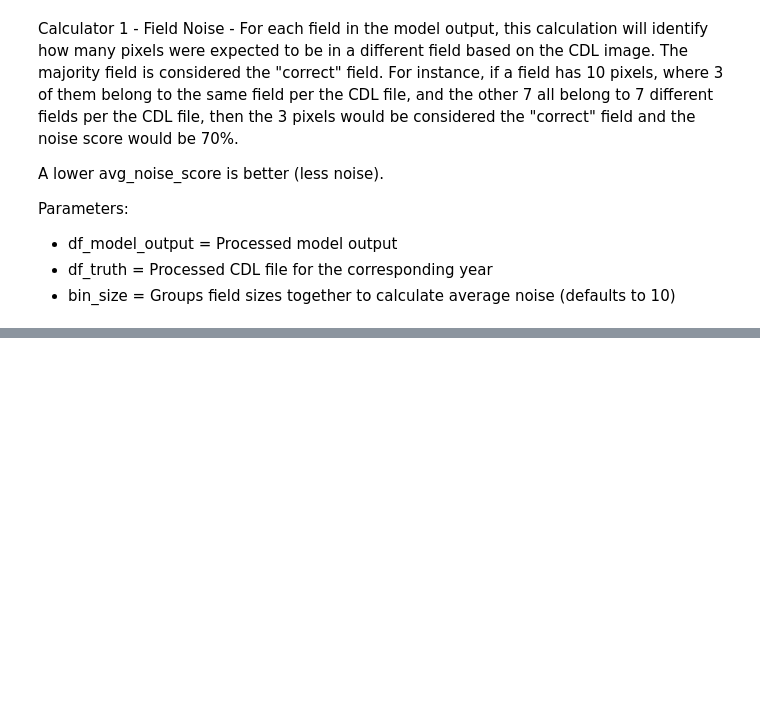
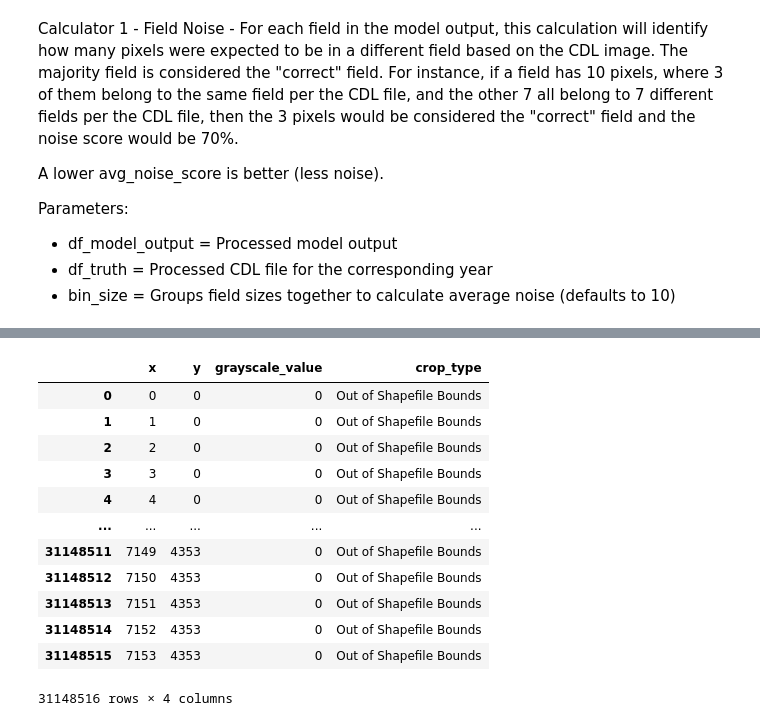
Before and after one commit to lingyundai/DAEN690-Team-Satellite-FBI, a Jupyter notebook: src/accuracy_calculator.ipynb, the cells around one changed output, grey strips where cells are left out. Drawn from its saved outputs; the diff is of its cells as text; code cells hidden in the pictures; blank space fills up the shorter version.

```diff
--- a/src/accuracy_calculator.ipynb
+++ b/src/accuracy_calculator.ipynb
@@ -645,0 +714,18 @@ Overall Pixel-Level Accuracy: 99.33%
+# %%
+test_df = label_crops("lin.tif")
+# %%
+test_df
+# %% [output]
+|  | x | y | grayscale_value | crop_type |
+| 0 | 0 | 0 | 0 | Out of Shapefile Bounds |
+| 1 | 1 | 0 | 0 | Out of Shapefile Bounds |
+| 2 | 2 | 0 | 0 | Out of Shapefile Bounds |
+| 3 | 3 | 0 | 0 | Out of Shapefile Bounds |
+| 4 | 4 | 0 | 0 | Out of Shapefile Bounds |
+| ... | ... | ... | ... | ... |
+| 31148511 | 7149 | 4353 | 0 | Out of Shapefile Bounds |
+| 31148512 | 7150 | 4353 | 0 | Out of Shapefile Bounds |
+| 31148513 | 7151 | 4353 | 0 | Out of Shapefile Bounds |
+| 31148514 | 7152 | 4353 | 0 | Out of Shapefile Bounds |
+| 31148515 | 7153 | 4353 | 0 | Out of Shapefile Bounds |
+31148516 rows × 4 columns
```
Also changed, not shown: parts of 17 cells of this notebook.
